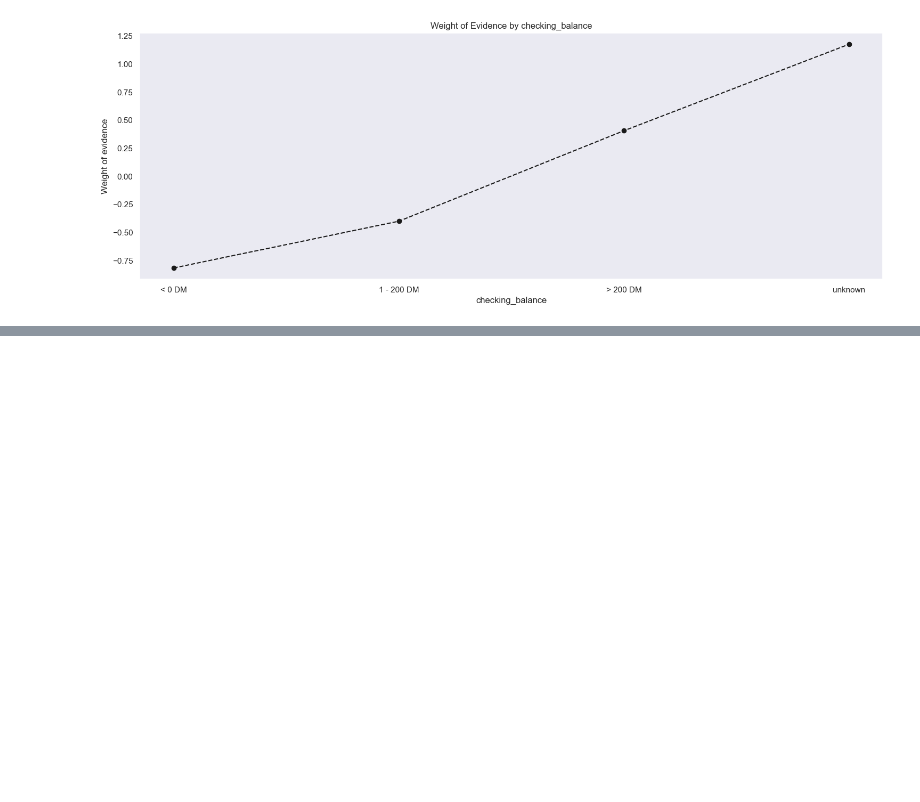
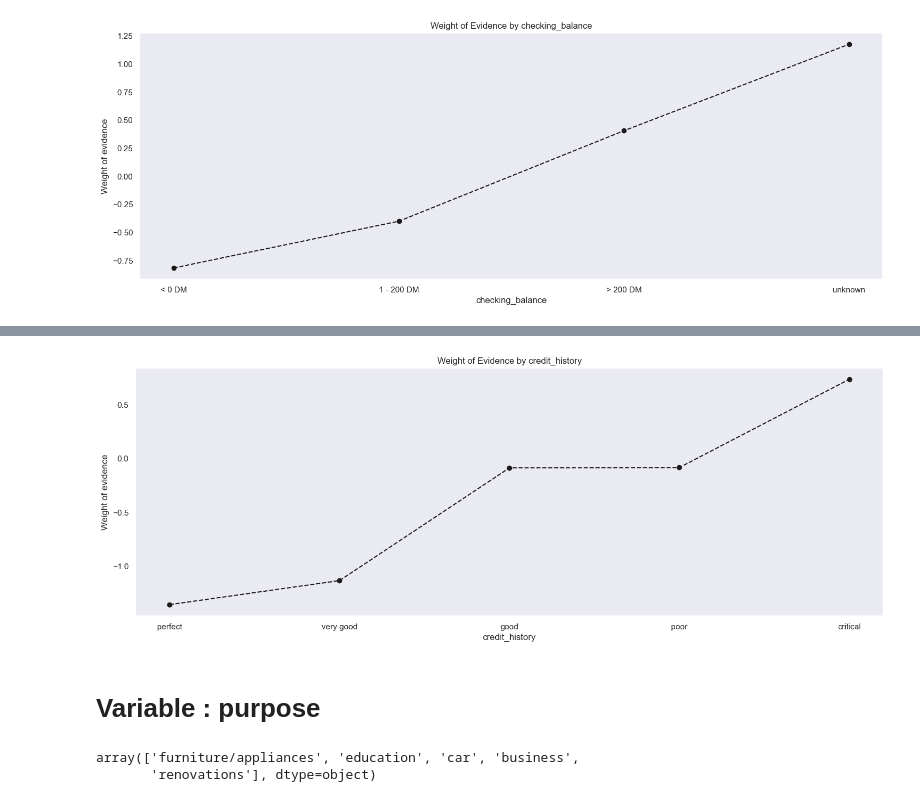
Before and after one commit to sumanpaudel1997/Credit-Risk-Modeling-in-Python, a Jupyter notebook: german credit risk.ipynb, the cells around one changed output, grey strips where cells are left out. Saved outputs shown, nothing was run; the diff lists cells and outputs as text; code cells hidden in the pictures; blank space fills up the shorter version.

Commit message:
checking predictive power of variables

```diff
--- a/german credit risk.ipynb
+++ b/german credit risk.ipynb
@@ -248,0 +255,3 @@ plot_by_woe(df_temp)
+# %%
+df_temp = woe_discrete(df_loan_data, 'credit_history', df_loan_data['default_encoded'])
+df_temp
@@ -248,0 +267,4 @@ plot_by_woe(df_temp)
+# %%
+plot_by_woe(df_temp)
+# %% [output]
+[figure, added]
@@ -248,0 +274,7 @@ plot_by_woe(df_temp)
+# %% [markdown]
+# Variable : purpose
+# %%
+df_loan_data['purpose'].unique()
+# %% [output]
+array(['furniture/appliances', 'education', 'car', 'business',
+       'renovations'], dtype=object)
```
Also changed, not shown: parts of 20 cells of this notebook.
